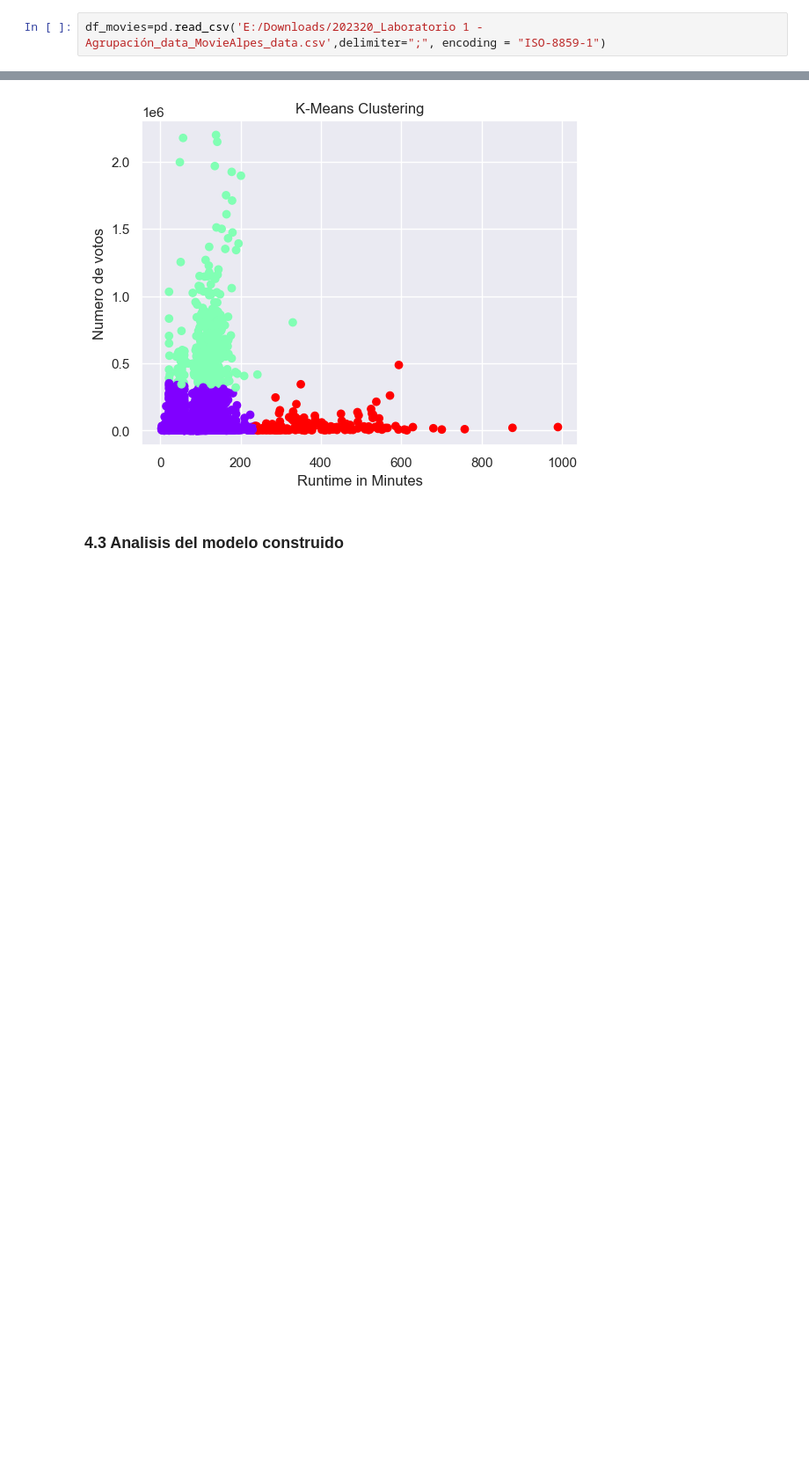
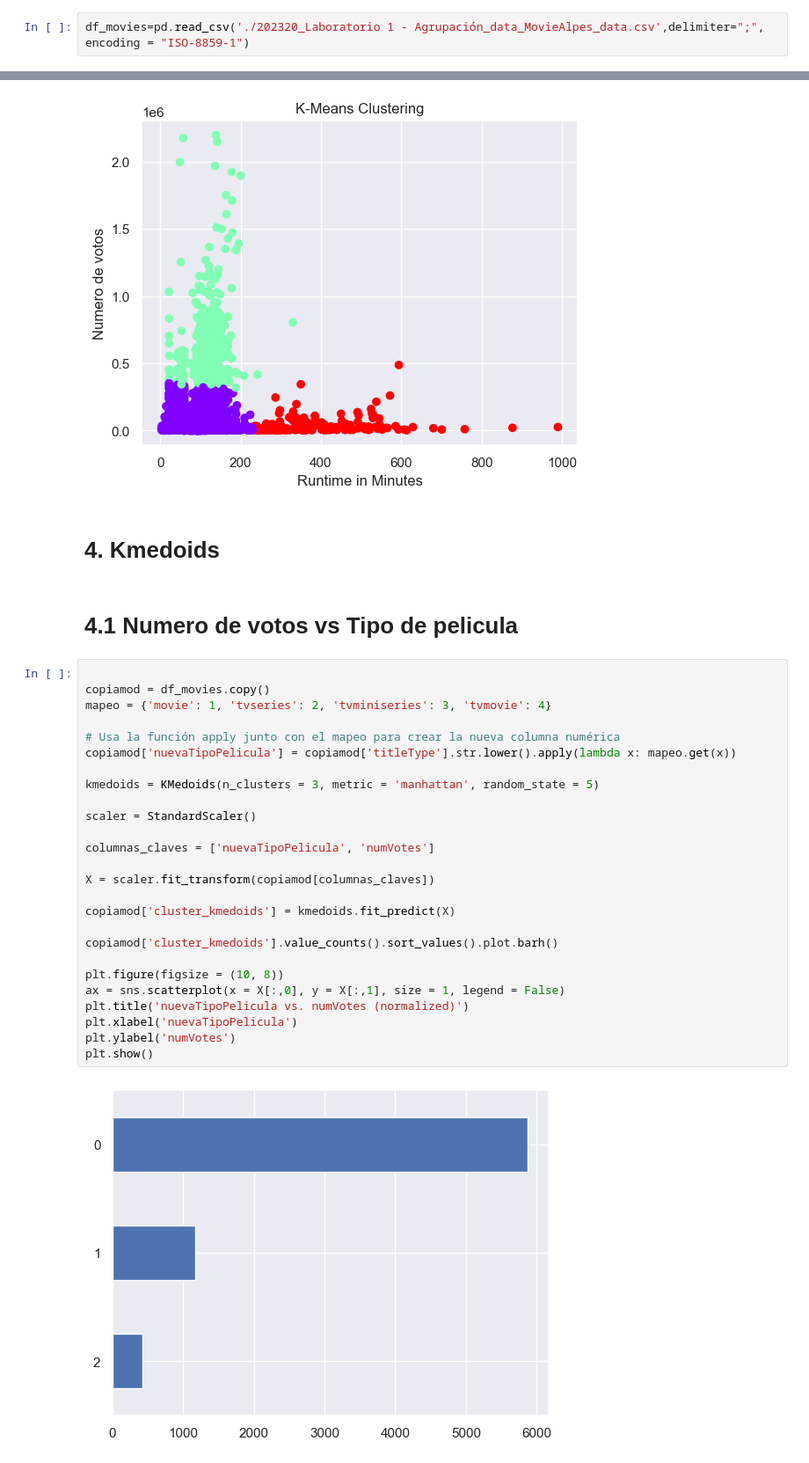
Before and after one commit to jf-garciam1/Lab-BI, a Jupyter notebook: Lab1.ipynb, the cells around one changed output, grey strips where cells are left out. Shown at 88% size. Cells and saved outputs as stored; diff of their text form; blank space fills up the shorter version.

Commit message:
cambios samuel algoritmo Kmedoids

```diff
--- a/Lab1.ipynb
+++ b/Lab1.ipynb
@@ -28,7 +29,7 @@ from sklearn.preprocessing import OneHotEncoder
 from matplotlib import cm
 from mpl_toolkits.mplot3d import Axes3D
 # %%
-df_movies=pd.read_csv('E:/Downloads/202320_Laboratorio 1 - Agrupación_data_MovieAlpes_data.csv',delimiter=";", encoding = "ISO-8859-1")
+df_movies=pd.read_csv('./202320_Laboratorio 1 - Agrupación_data_MovieAlpes_data.csv',delimiter=";", encoding = "ISO-8859-1")
 # %%
 df_movies.shape
 # %% [output]
@@ -663,5 +664,35 @@ plt.title('K-Means Clustering')
 plt.show()
 # %% [output]
 [figure]
-# %% [markdown]
-### 4.3 Analisis del modelo construido
+# %% [markdown]
+# 4. Kmedoids
+# %% [markdown]
+# 4.1 Numero de votos vs Tipo de pelicula #
+# %%
+
+copiamod = df_movies.copy()
+mapeo = {'movie': 1, 'tvseries': 2, 'tvminiseries': 3, 'tvmovie': 4}
+
+# Usa la función apply junto con el mapeo para crear la nueva columna numérica
+copiamod['nuevaTipoPelicula'] = copiamod['titleType'].str.lower().apply(lambda x: mapeo.get(x))
+
+kmedoids = KMedoids(n_clusters = 3, metric = 'manhattan', random_state = 5)
+
+scaler = StandardScaler()
+
+columnas_claves = ['nuevaTipoPelicula', 'numVotes']
+
+X = scaler.fit_transform(copiamod[columnas_claves])
+
+copiamod['cluster_kmedoids'] = kmedoids.fit_predict(X)
+
+copiamod['cluster_kmedoids'].value_counts().sort_values().plot.barh()
+
+plt.figure(figsize = (10, 8))
+ax = sns.scatterplot(x = X[:,0], y = X[:,1], size = 1, legend = False)
+plt.title('nuevaTipoPelicula vs. numVotes (normalized)')
+plt.xlabel('nuevaTipoPelicula')
+plt.ylabel('numVotes')
+plt.show()
+# %% [output]
+[figure, added]
```
Also changed, not shown: parts of 14 cells of this notebook, 2 other files.
